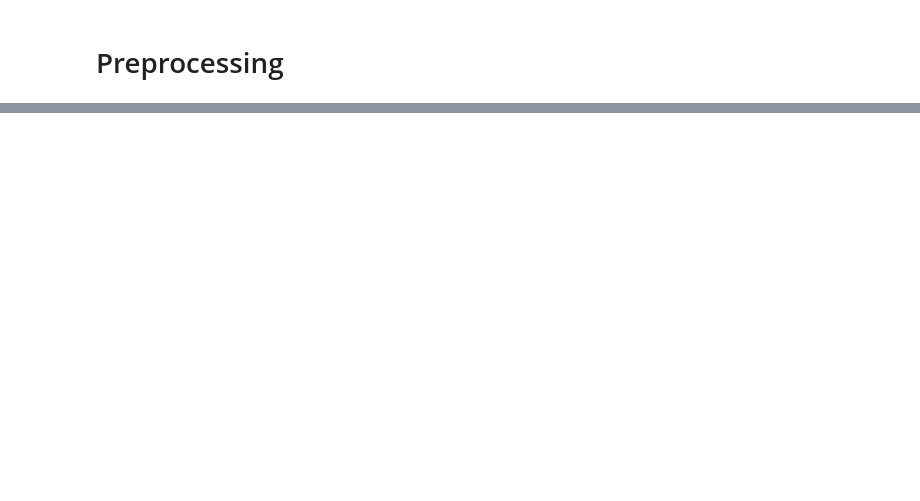
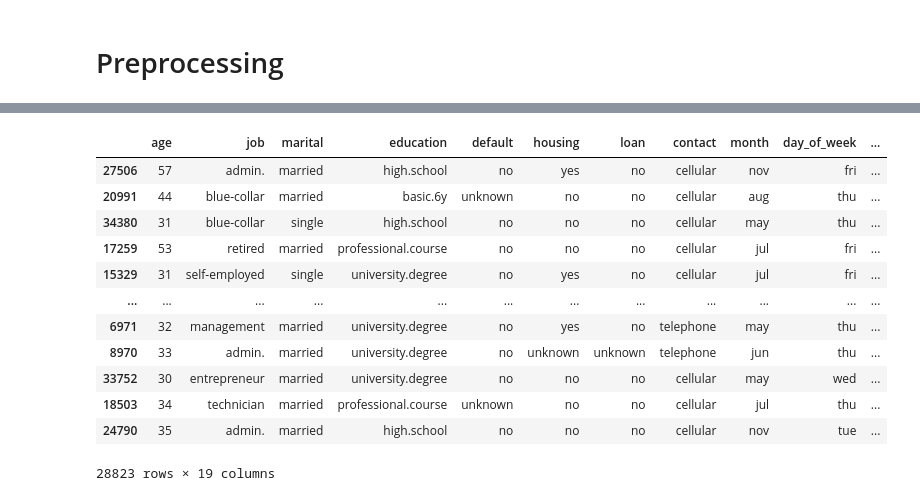
Before and after one commit to kondratyukkatya9-ML/Project-bank-term-deposit, a Jupyter notebook: notebooks/bank_marketing.ipynb, the cells around one changed output, grey strips where cells are left out. Saved outputs shown, nothing was run; the diff lists cells and outputs as text; code cells hidden in the pictures; blank space fills up the shorter version.

```diff
--- a/notebooks/bank_marketing.ipynb
+++ b/notebooks/bank_marketing.ipynb
@@ -267,0 +307,2 @@ max       56.000000      7.000000     98.00000
+# %%
+train, temp = train_test_split(df, test_size=0.30, stratify=df['y_bin'], random_state=42)
@@ -267,0 +329,16 @@ max       56.000000      7.000000     98.00000
+# %%
+X_train
+# %% [output]
+|  | age | job | marital | education | default | housing | loan | contact | month | day_of_week | ... |
+| 27506 | 57 | admin. | married | high.school | no | yes | no | cellular | nov | fri | ... |
+| 20991 | 44 | blue-collar | married | basic.6y | unknown | no | no | cellular | aug | thu | ... |
+| 34380 | 31 | blue-collar | single | high.school | no | no | no | cellular | may | thu | ... |
+| 17259 | 53 | retired | married | professional.course | no | no | no | cellular | jul | fri | ... |
+| 15329 | 31 | self-employed | single | university.degree | no | yes | no | cellular | jul | fri | ... |
+| ... | ... | ... | ... | ... | ... | ... | ... | ... | ... | ... | ... |
+| 6971 | 32 | management | married | university.degree | no | yes | no | telephone | may | thu | ... |
+| 8970 | 33 | admin. | married | university.degree | no | unknown | unknown | telephone | jun | thu | ... |
+| 33752 | 30 | entrepreneur | married | university.degree | no | no | no | cellular | may | wed | ... |
+| 18503 | 34 | technician | married | professional.course | unknown | no | no | cellular | jul | thu | ... |
+| 24790 | 35 | admin. | married | high.school | no | no | no | cellular | nov | tue | ... |
+28823 rows × 19 columns
```
Also changed, not shown: parts of 24 cells of this notebook, 3 other files.
